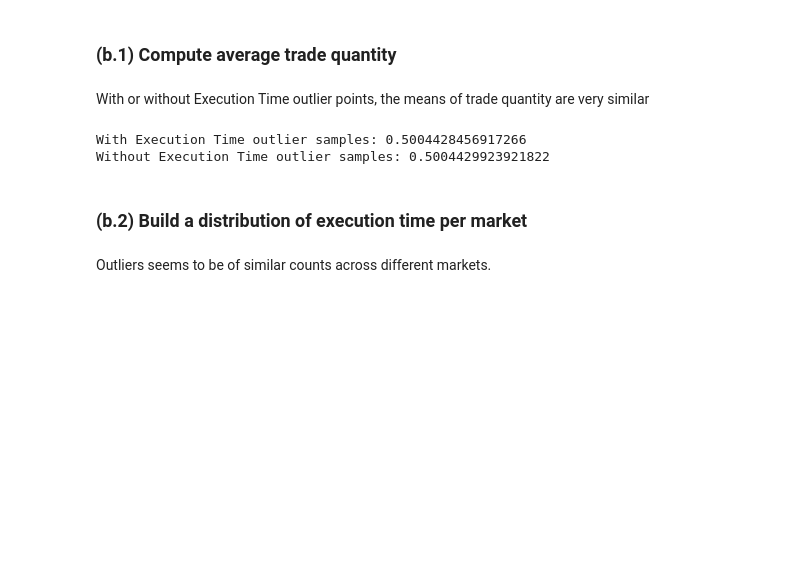
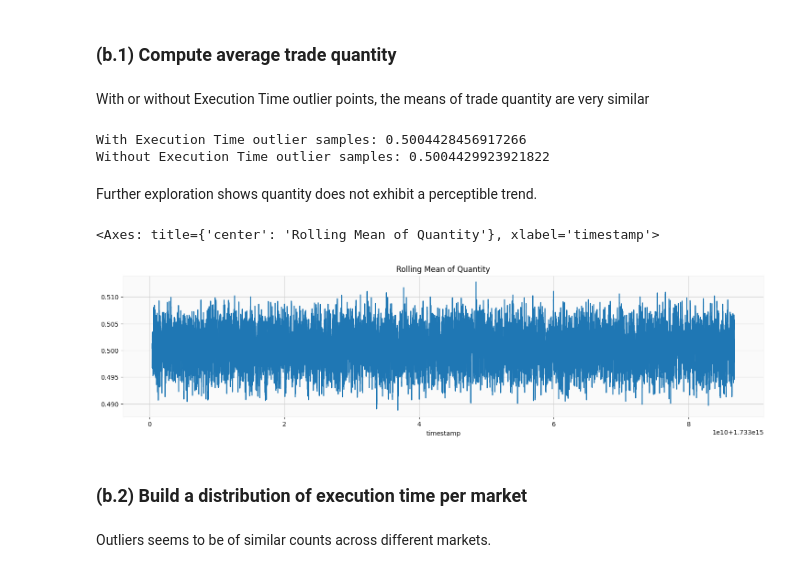
Before and after one commit to Jiian/crypto-hft-stats-analysis, a Jupyter notebook: 02 Statistical Analysis.ipynb, the cells around one changed output. Cells and saved outputs as stored; diff of their text form; code cells hidden in the pictures; blank space fills up the shorter version.

```diff
--- a/02 Statistical Analysis.ipynb
+++ b/02 Statistical Analysis.ipynb
@@ -120,6 +122,14 @@ print(f"Without Execution Time outlier samples: {pd_quantity[~outliers_exectime_
 # %% [output]
 With Execution Time outlier samples: 0.5004428456917266
 Without Execution Time outlier samples: 0.5004429923921822
+# %% [markdown]
+Further exploration shows quantity does not exhibit a perceptible trend.
+# %%
+pd_quantity_sorted = pd.Series(pd_quantity.values, index = df.loc[:, "timestamp"].compute()).sort_index()
+pd_quantity_sorted.rolling(10_000).mean().plot(figsize = (18, 4), title = "Rolling Mean of Quantity")
+# %% [output]
+<Axes: title={'center': 'Rolling Mean of Quantity'}, xlabel='timestamp'>
+[figure, added]
 # %% [markdown]
 ### (b.2) Build a distribution of execution time per market
 # %%
```
Also changed, not shown: parts of 17 cells of this notebook.
